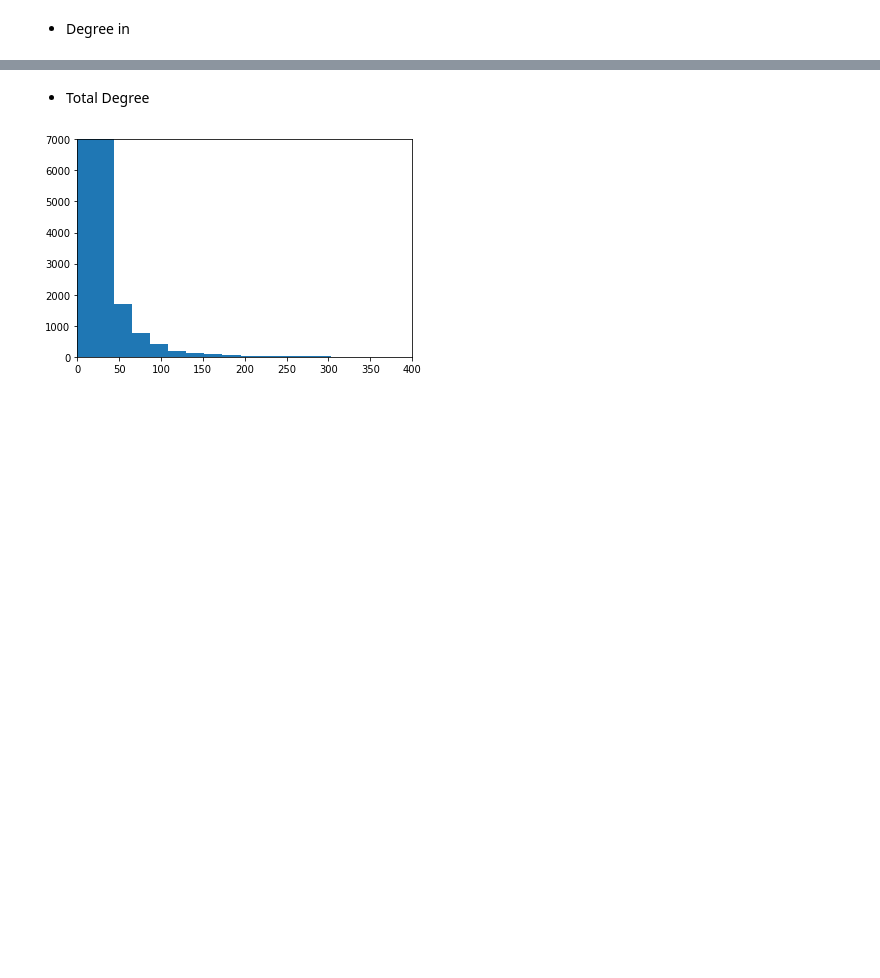
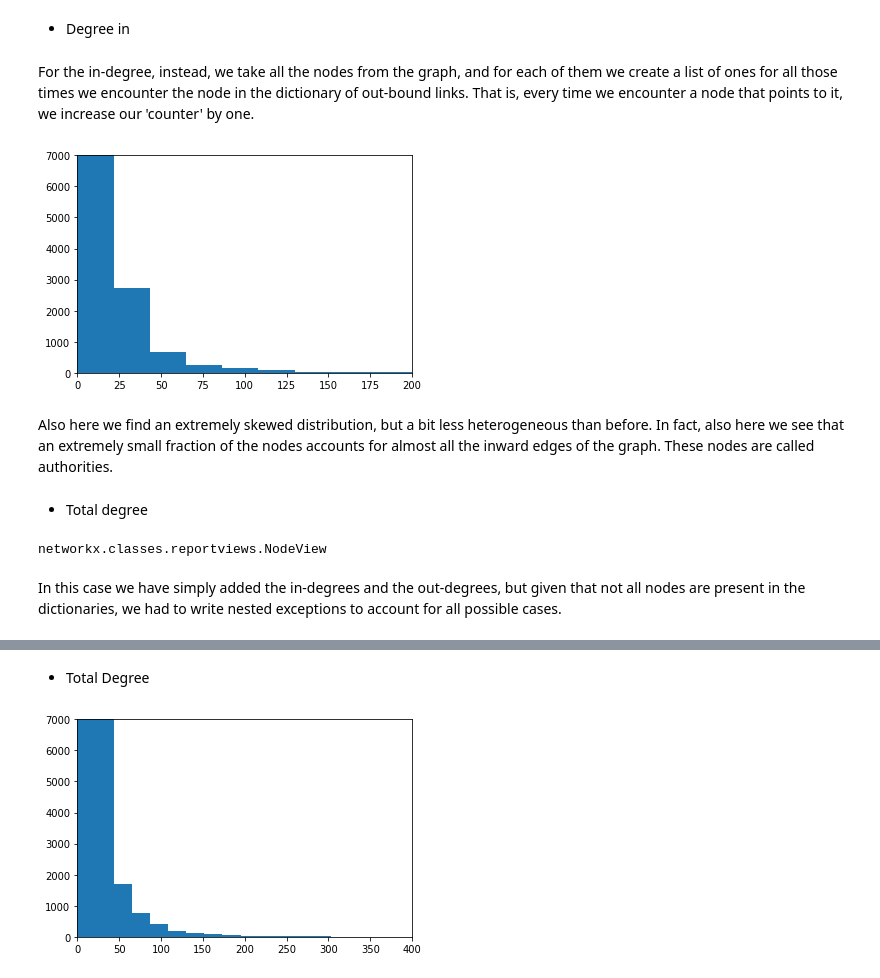
Before and after one commit to mehrzadjafari/ADM-HW5, a Jupyter notebook: ADM-HW5.ipynb, the cells around one changed output, grey strips where cells are left out. Drawn from its saved outputs; the diff is of its cells as text; code cells hidden in the pictures; blank space fills up the shorter version.

```diff
--- a/ADM-HW5.ipynb
+++ b/ADM-HW5.ipynb
@@ -89,0 +70,6 @@ with open('wiki-topcats-categories.txt') as f:
+# %%
+source_list = wikigraph_reduced['Source'].tolist()
+target_list = wikigraph_reduced['Target'].tolist()
+
+all_vertices = source_list + target_list
+all_vertices = list(set(all_vertices))
@@ -89,0 +78,10 @@ with open('wiki-topcats-categories.txt') as f:
+# %%
+pages_per_category = pd.read_csv('wiki-topcats-categories.txt', sep=';,', engine='python', header=None, names=['category','pages'])
+pages_per_category['category'] = pages_per_category['category'].str.replace('Category:','')
+
+print(np.where(pages_per_category['pages'].isnull()))
+pages_per_category.dropna(inplace = True)
+
+lst_pages = [list(map(int, i.split(' ')[1:])) for i in pages_per_category['pages']]
+pages_per_category['pages'] = lst_pages
+pages_per_category.head()
@@ -89,0 +90,21 @@ with open('wiki-topcats-categories.txt') as f:
+# %%
+# Dict having as key the node, and as value the category it has been assigned to
+category_for_node = defaultdict(int)
+
+# Dict with categories as keys, and as values the nodes belonging to it
+nodes_for_category = defaultdict(list)
+
+for i in all_vertices:
+    # list of indeces of all the categories the node belongs to
+    categories = [idx for idx in pages_per_category.index if i in pages_per_category['pages'][idx]]
+    #random choice of category
+    chosen_category = np.random.choice(categories, 1, replace = False)
+    # assignment of category
+    category_for_node[i] = chosen_category[0]
+    nodes_for_category[chosen_category[0]].append(i)
+
+with open('category_for_node.pkl', 'wb') as f:
+    pickle.dump(category_for_node, f)
+
+with open('nodes_for_category.pkl', 'wb') as f:
+    pickle.dump(nodes_for_category, f)
@@ -304,6 +329,8 @@ plt.show()
 * Degree in
 # %%
 node_degree_in = wiki_reduced.in_degree()
+# %% [markdown]
+For the in-degree, instead, we take all the nodes from the graph, and for each of them we create a list of ones for all those times we encounter the node in the dictionary of out-bound links. That is, every time we encounter a node that points to it, we increase our 'counter' by one.
 # %%
 degree_in = defaultdict(int)
 
@@ -315,4 +338,0 @@ with open('degree_in.pkl', 'wb') as f:
-# %%
-with open('degree_in.pkl', 'rb') as f:
-    degree_in = pickle.load(f)
-f.close()
@@ -321,8 +339,21 @@ f.close()
 # %%
 x = list(degree_in.keys())
 y = list(degree_in.values())
 
 plt.hist(y, bins = 500)
 plt.ylim(0, 7000)
-plt.xlim(0, 400)
+plt.xlim(0, 200)
 plt.show()
+# %% [output]
+[figure, added]
+# %% [markdown]
+Also here we find an extremely skewed distribution, but a bit less heterogeneous than before. In fact, also here we see that an extremely small fraction of the nodes accounts for almost all the inward edges of the graph. These nodes are called authorities.
+# %% [markdown]
+* Total degree
+# %%
+node_degree_tot = nx.degree(wiki_reduced)
+type(wiki_reduced.nodes)
+# %% [output]
+networkx.classes.reportviews.NodeView
+# %% [markdown]
+In this case we have simply added the in-degrees and the out-degrees, but given that not all nodes are present in the dictionaries, we had to write nested exceptions to account for all possible cases.
```
Also changed, not shown: parts of 59 cells of this notebook, 1 other file.
